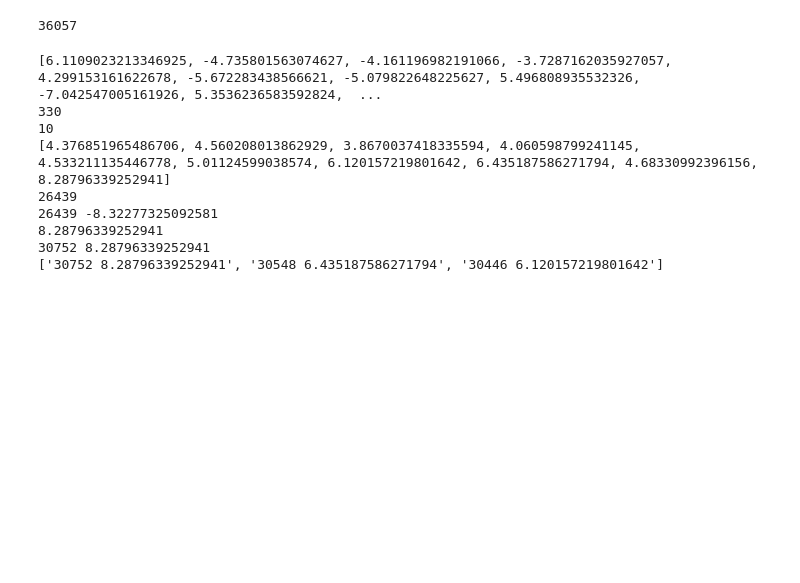
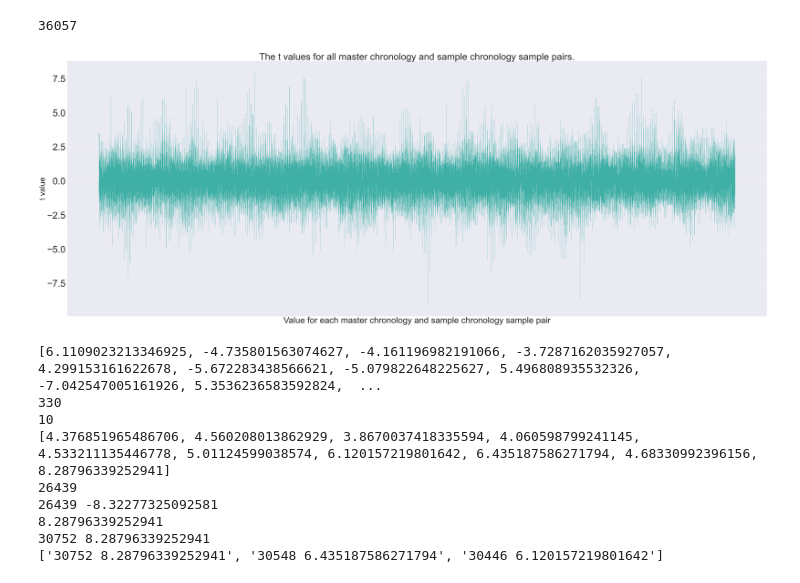
Before and after one commit to Coreopsis-cyber/Crossdating, a Jupyter notebook: Statistical_Method.ipynb, the cells around one changed output. Drawn from its saved outputs; the diff is of its cells as text; code cells hidden in the pictures; blank space fills up the shorter version.

```diff
--- a/Statistical_Method.ipynb
+++ b/Statistical_Method.ipynb
@@ -403,7 +380,7 @@ for i in range(len(pairs)):
         r = np.corrcoef(seg1, seg2)[1,0]
         n = min(len(seg1), len(seg2))
         t = (r * (np.sqrt(n - 2)) / (np.sqrt(1 - (r * r))))
-        t_vals[str(i) + " " + str(t)] = (seg1,seg2)
+        t_vals[t] = (seg1,seg2)
     else:
         print(seg1,seg2)
 #print(t_vals)
@@ -411,6 +388,18 @@ print(len(t_vals))
 #t_vals.keys()
 # %% [output]
 36057
+# %%
+values = list(t_vals.keys())
+sns.set(rc={'figure.figsize':(80,30)})
+plt.bar( list(range(len(values))), values, color=["#40B0A6"],  edgecolor='#40B0A6')
+plt.xticks([])
+plt.yticks(fontsize=60)
+plt.xlabel("Value for each master chronology and sample chronology sample pair", fontsize=55)
+plt.ylabel("t value",fontsize=50)
+plt.title("The t values for all master chronology and sample chronology sample pairs.",fontsize=60)
+plt.show()
+# %% [output]
+[figure, added]
 # %%
 #print(outlying)
 
```
Also changed, not shown: parts of 24 cells of this notebook, 53 other files.
